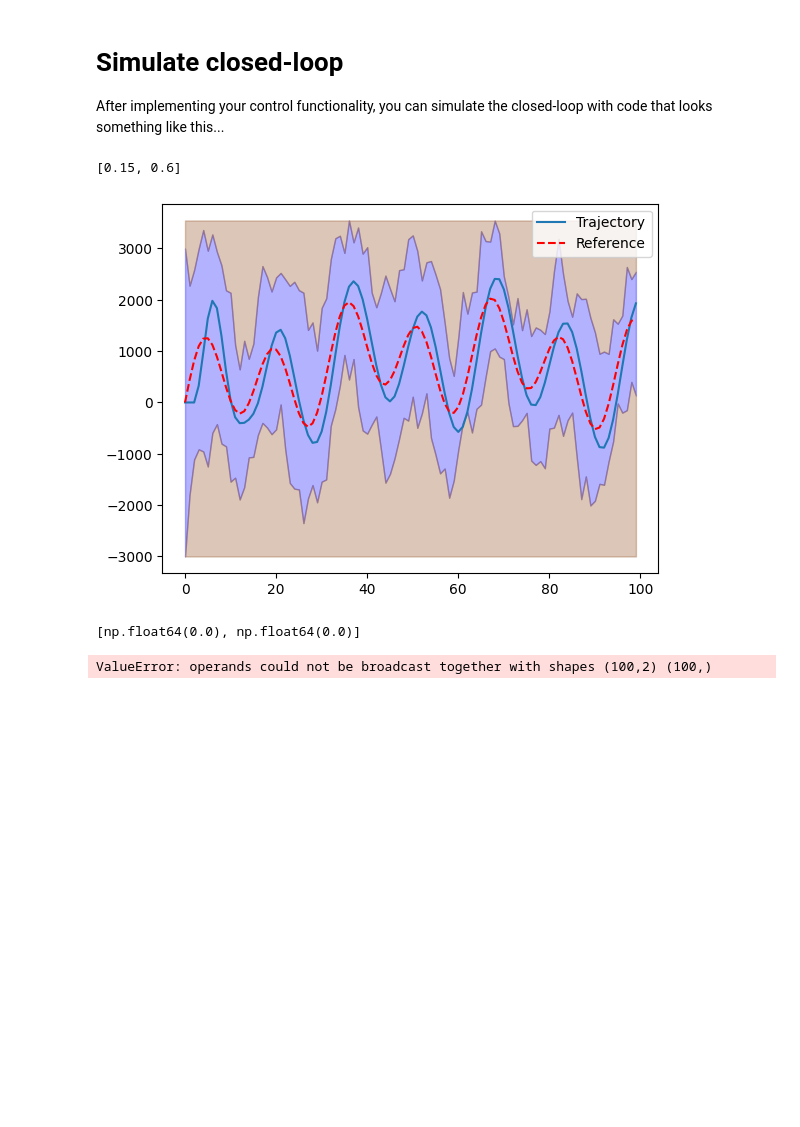
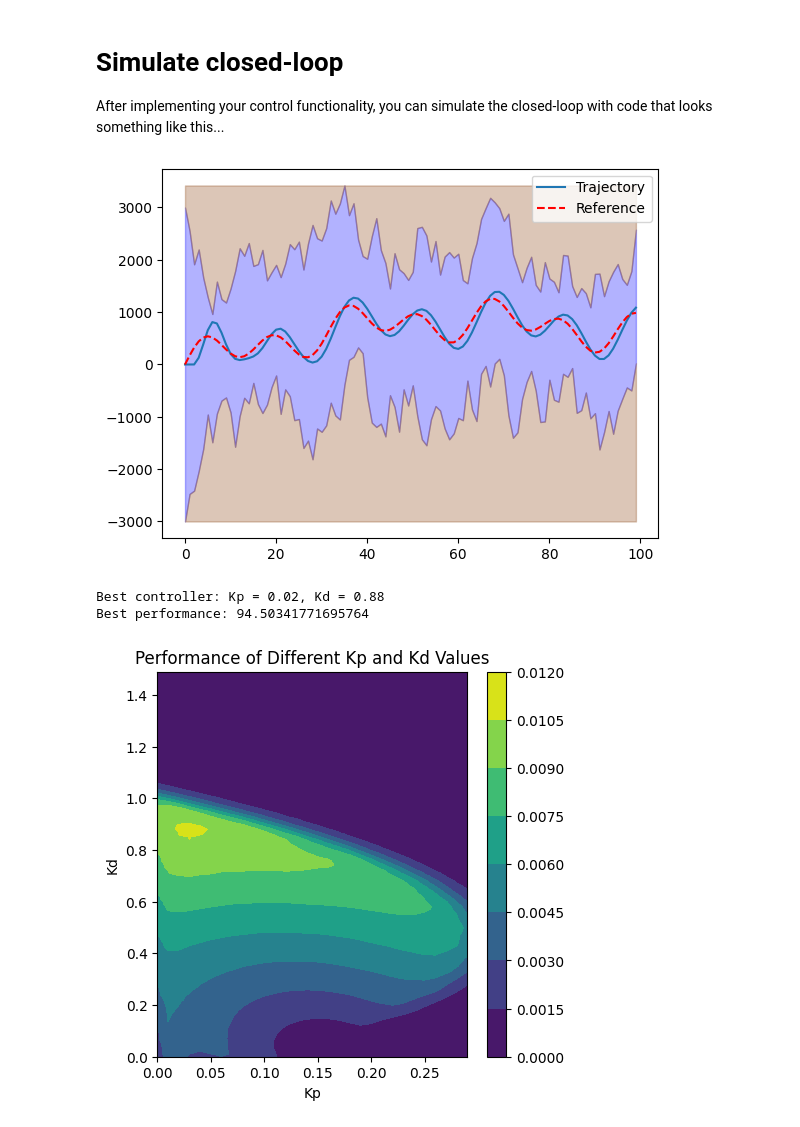
Before and after one commit to FinThomas/B1-Scientific-Coding, a Jupyter notebook: notebooks/demo.ipynb, the cells around one changed output. Saved outputs shown, nothing was run; the diff lists cells and outputs as text; code cells hidden in the pictures; blank space fills up the shorter version.

Commit message:
TestingDifferentControllerValuesWithGraph

```diff
--- a/notebooks/demo.ipynb
+++ b/notebooks/demo.ipynb
@@ -38,37 +38,67 @@ mission = Mission.from_csv(r"C:\Users\finla\OneDrive\Desktop\Oxford\Year 3\B1 Co
 trajectory = closed_loop.simulate_with_random_disturbances(mission)
 trajectory.plot_completed_mission(mission)
 
 #Now we look to optimise the controller
 #We need a way to evaluate the performance, by taking average distance from reference
 #We can then graph this to find optimal values
 
 # Define the range of Kp and Kd values
-kp_values = np.arange(0, 1.05, 0.05)
-kd_values = np.arange(0, 1.05, 0.05)
+kp_values = np.arange(0, 0.3, 0.01)
+kd_values = np.arange(0, 1.5, 0.01)
 
 # Initialize variables to store the best controller and its performance
 best_controller = None
 best_performance = float('inf')
 
 # Iterate through all combinations of Kp and Kd
 for kp in kp_values:
     for kd in kd_values:
         controller = [kp, kd]
         closed_loop = ClosedLoop(sub, controller)
         trajectory = closed_loop.simulate_with_random_disturbances(mission)
 
         # Evaluate the performance (e.g., average distance from reference)
-        performance = np.mean(np.abs(trajectory.position - mission.reference))
+        performance = np.mean(np.abs(trajectory.position[:, 1] - mission.reference))
 
         # Update the best controller if the current one is better
         if performance < best_performance:
             best_performance = performance
             best_controller = controller
 
 print(f"Best controller: Kp = {best_controller[0]}, Kd = {best_controller[1]}")
 print(f"Best performance: {best_performance}")
+
+import matplotlib.pyplot as plt
+
+# Create a meshgrid for Kp and Kd values
+Kp, Kd = np.meshgrid(kp_values, kd_values)
+
+# Initialize a matrix to store performance values
+performance_matrix = np.zeros_like(Kp)
+
+# Populate the performance matrix
+for i, kp in enumerate(kp_values):
+    for j, kd in enumerate(kd_values):
+        controller = [kp, kd]
+        closed_loop = ClosedLoop(sub, controller)
+        trajectory = closed_loop.simulate_with_random_disturbances(mission)
+        performance_matrix[j, i] = np.mean(np.abs(trajectory.position[:, 1] - mission.reference))
+
+plt.figure(figsize=(5, 5))
+cp = plt.contourf(Kp, Kd, 1/performance_matrix, cmap='viridis')
+plt.colorbar(cp)
+plt.xlabel('Kp')
+plt.ylabel('Kd')
+plt.title('Performance of Different Kp and Kd Values')
+plt.show()
+
+#now we plot again to compare controller against stock
+
+closed_loop = ClosedLoop(sub, best_controller)
+trajectory = closed_loop.simulate_with_random_disturbances(mission)
+trajectory.plot_completed_mission(mission)
 # %% [output]
+[figure, new version]
-[0.15, 0.6]
+Best controller: Kp = 0.02, Kd = 0.88
+Best performance: 94.50341771695764
-[figure, old version]
-[np.float64(0.0), np.float64(0.0)]
-ValueError: operands could not be broadcast together with shapes (100,2) (100,)
+[figure, added]
```
Also changed, not shown: parts of 1 cell of this notebook, 2 other files.
